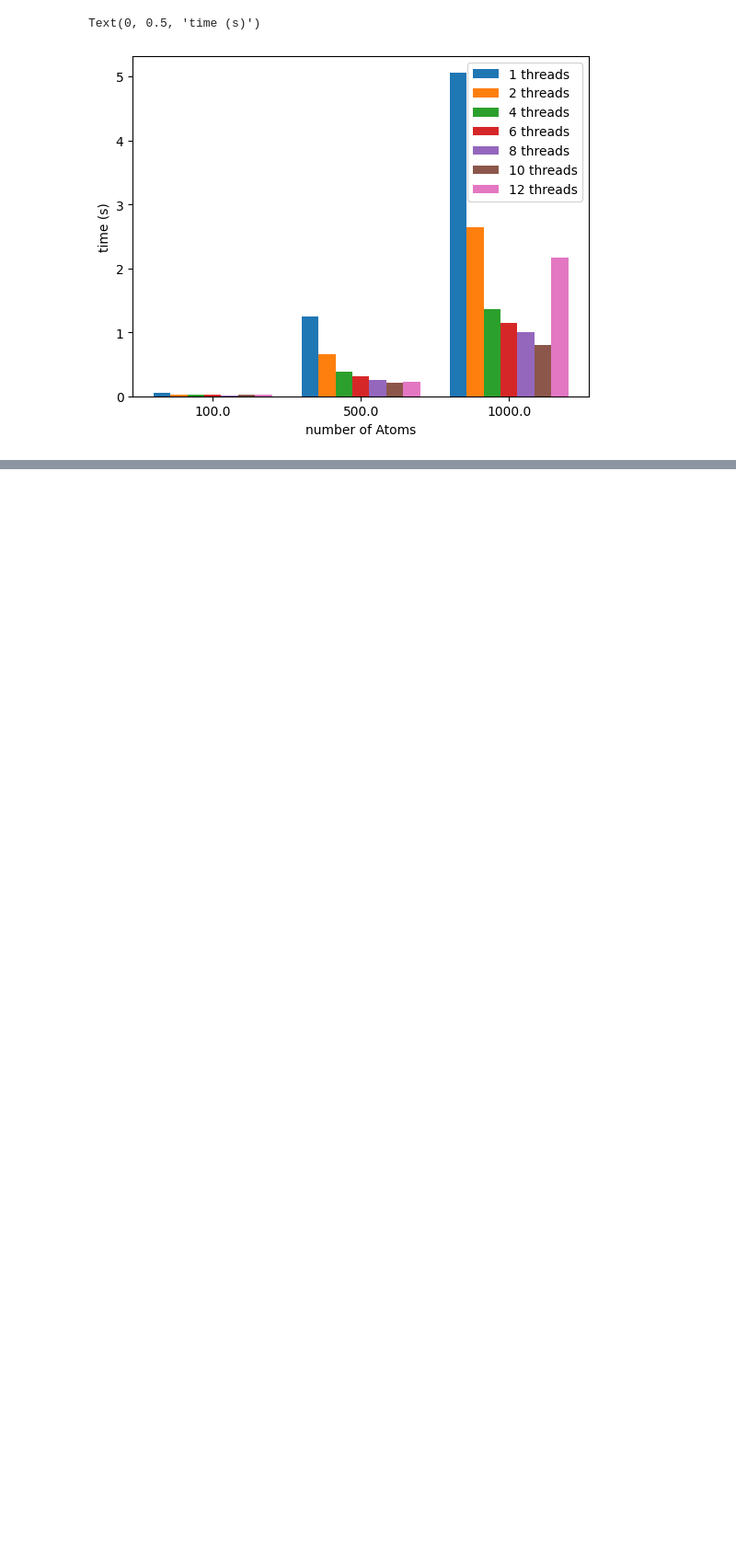
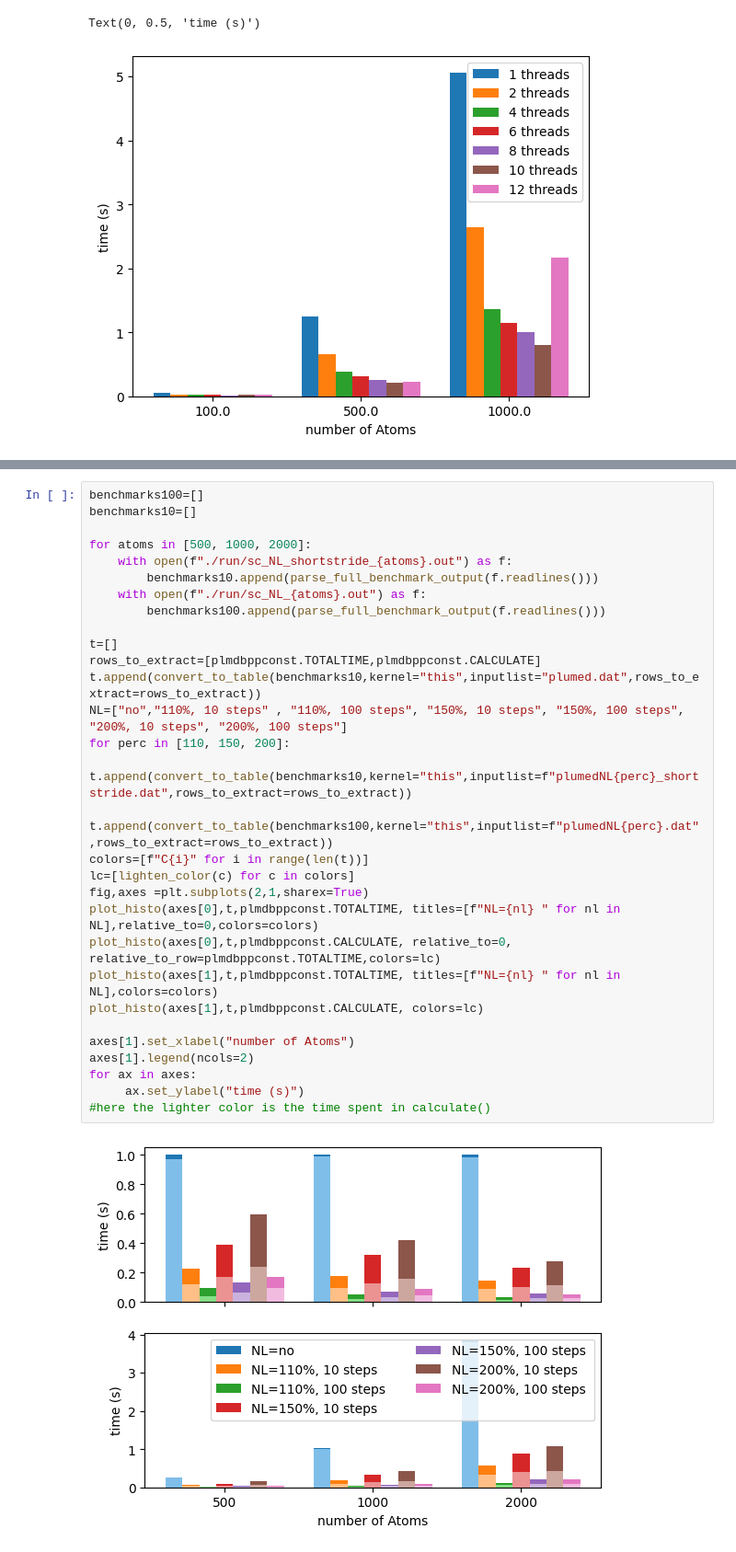
Before and after one commit to Iximiel/plumed-school-benchmark, a Jupyter notebook: Tutorial.ipynb, the cells around one changed output, grey strips where cells are left out. Shown at 92% size. Drawn from its saved outputs; the diff is of its cells as text; blank space fills up the shorter version.

```diff
--- a/Tutorial.ipynb
+++ b/Tutorial.ipynb
@@ -92,0 +162,32 @@ ax.legend()
+# %%
+benchmarks100=[]
+benchmarks10=[]
+
+for atoms in [500, 1000, 2000]:
+    with open(f"./run/sc_NL_shortstride_{atoms}.out") as f:
+        benchmarks10.append(parse_full_benchmark_output(f.readlines()))
+    with open(f"./run/sc_NL_{atoms}.out") as f:
+        benchmarks100.append(parse_full_benchmark_output(f.readlines()))
+
+t=[]
+rows_to_extract=[plmdbppconst.TOTALTIME,plmdbppconst.CALCULATE]
+t.append(convert_to_table(benchmarks10,kernel="this",inputlist="plumed.dat",rows_to_extract=rows_to_extract))
+NL=["no","110%, 10 steps" , "110%, 100 steps", "150%, 10 steps", "150%, 100 steps", "200%, 10 steps", "200%, 100 steps"]
+for perc in [110, 150, 200]:
+    t.append(convert_to_table(benchmarks10,kernel="this",inputlist=f"plumedNL{perc}_shortstride.dat",rows_to_extract=rows_to_extract))
+    t.append(convert_to_table(benchmarks100,kernel="this",inputlist=f"plumedNL{perc}.dat",rows_to_extract=rows_to_extract))
+colors=[f"C{i}" for i in range(len(t))]
+lc=[lighten_color(c) for c in colors]
+fig,axes =plt.subplots(2,1,sharex=True)
+plot_histo(axes[0],t,plmdbppconst.TOTALTIME, titles=[f"NL={nl} " for nl in NL],relative_to=0,colors=colors)
+plot_histo(axes[0],t,plmdbppconst.CALCULATE, relative_to=0, relative_to_row=plmdbppconst.TOTALTIME,colors=lc)
+plot_histo(axes[1],t,plmdbppconst.TOTALTIME, titles=[f"NL={nl} " for nl in NL],colors=colors)
+plot_histo(axes[1],t,plmdbppconst.CALCULATE, colors=lc)
+
+axes[1].set_xlabel("number of Atoms")
+axes[1].legend(ncols=2)
+for ax in axes:
+     ax.set_ylabel("time (s)")
+#here the lighter color is the time spent in calculate()
+# %% [output]
+[figure, added]
```
Also changed, not shown: parts of 5 cells of this notebook, 3 other files.
